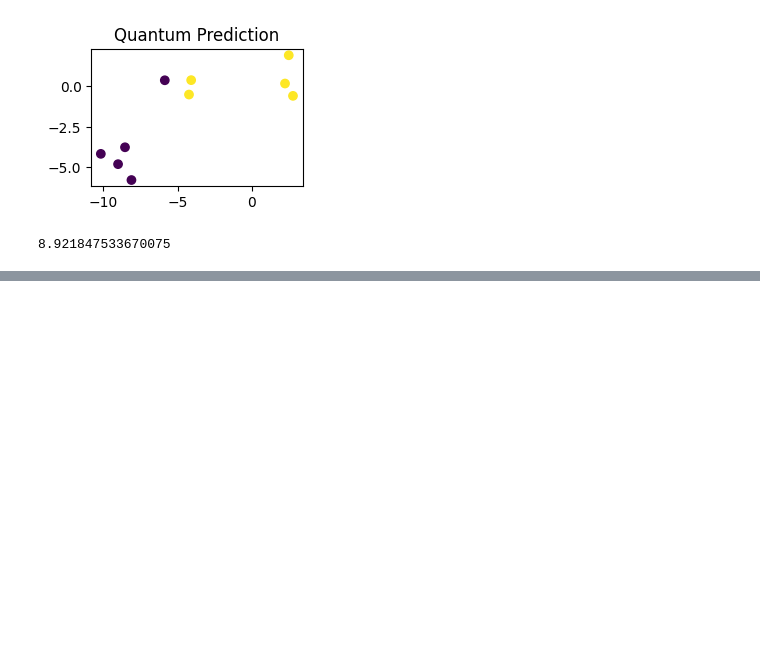
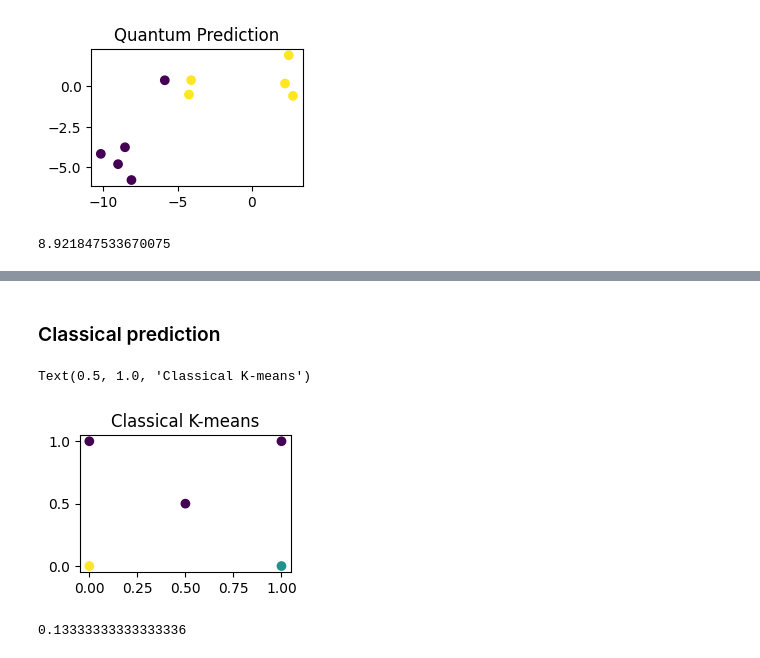
Before and after one commit to prabh27/Quantum-K-means, a Jupyter notebook: Quantum K-means(statevector simulator).ipynb, the cells around one changed output, grey strips where cells are left out. Cells and saved outputs as stored; diff of their text form; code cells hidden in the pictures; blank space fills up the shorter version.

```diff
--- a/Quantum K-means(statevector simulator).ipynb
+++ b/Quantum K-means(statevector simulator).ipynb
@@ -416,0 +425,15 @@ k_means_loss(X, y_pred, num_clusters=2)
+# %% [markdown]
+### Classical prediction
+# %%
+y_pred = KMeans(n_clusters=3, random_state=random_state).fit_predict(X)
+
+plt.subplot(221)
+plt.scatter(X[:, 0], X[:, 1], c=y_pred)
+plt.title("Classical K-means")
+# %% [output]
+Text(0.5, 1.0, 'Classical K-means')
+[figure, added]
+# %%
+k_means_loss(X, y_pred, num_clusters=3)
+# %% [output]
+0.13333333333333336
```
Also changed, not shown: parts of 5 cells of this notebook, 7 other files.
